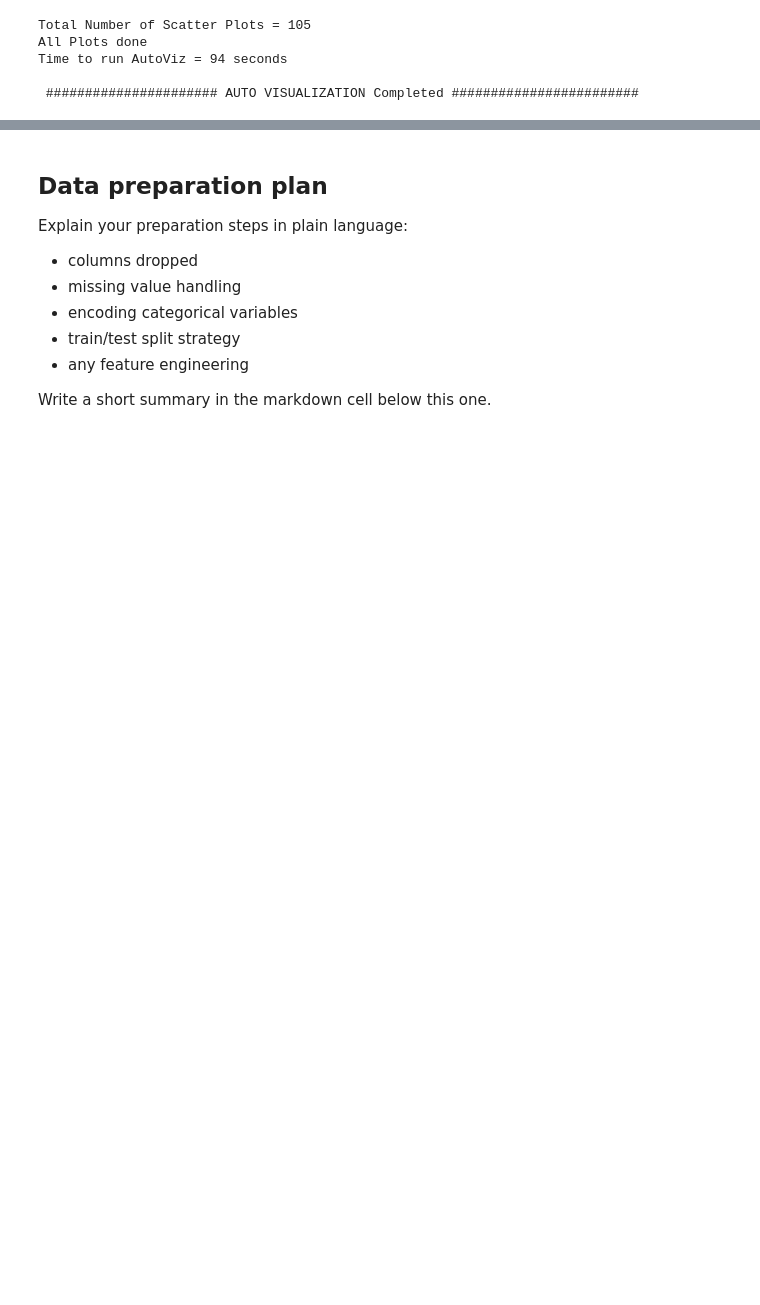
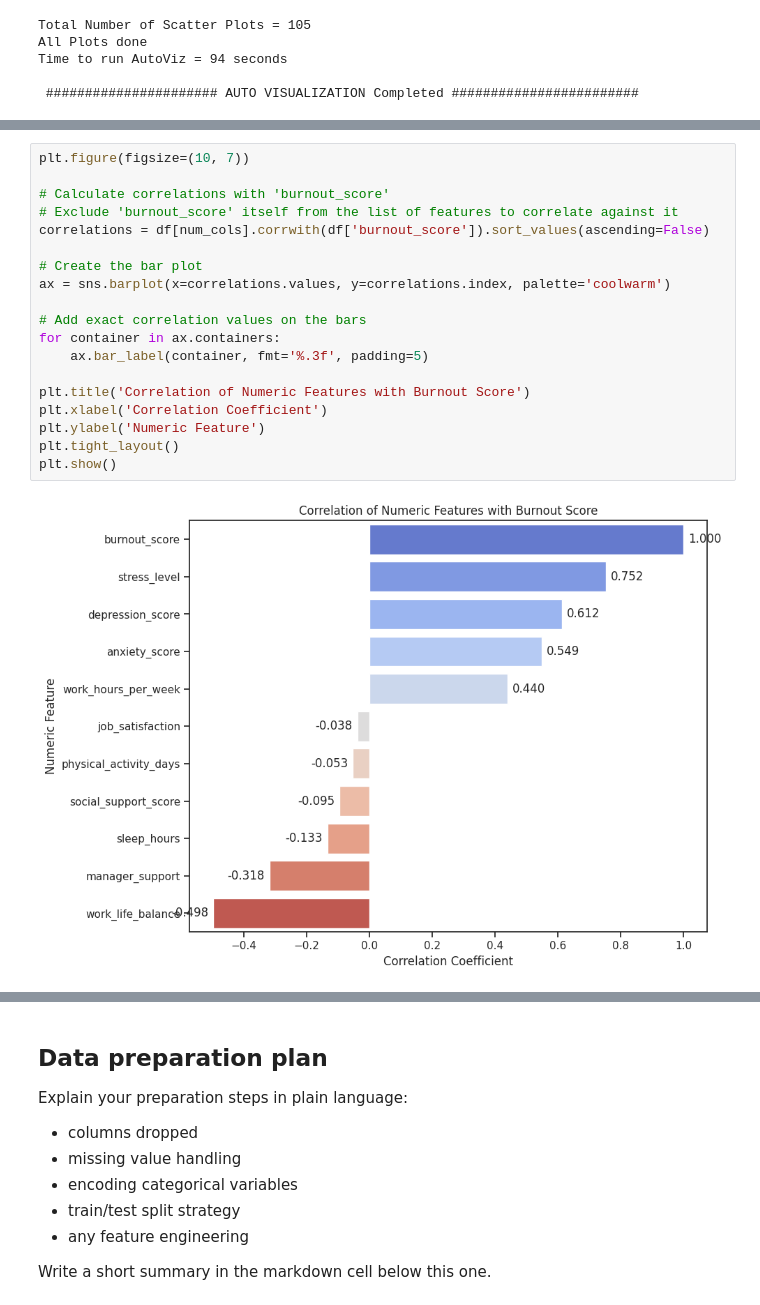
Before and after one commit to NinaHRO/CIS-3902-AI-and-ML, a Jupyter notebook: DataMining_Project_Template_Spring_2026_(1)_(2).ipynb, the cells around one changed output, grey strips where cells are left out. Cells and saved outputs as stored; diff of their text form; blank space fills up the shorter version.

```diff
--- a/DataMining_Project_Template_Spring_2026_(1)_(2).ipynb
+++ b/DataMining_Project_Template_Spring_2026_(1)_(2).ipynb
@@ -316,0 +313,21 @@ plt.show()
+# %%
+plt.figure(figsize=(10, 7))
+
+# Calculate correlations with 'burnout_score'
+# Exclude 'burnout_score' itself from the list of features to correlate against it
+correlations = df[num_cols].corrwith(df['burnout_score']).sort_values(ascending=False)
+
+# Create the bar plot
+ax = sns.barplot(x=correlations.values, y=correlations.index, palette='coolwarm')
+
+# Add exact correlation values on the bars
+for container in ax.containers:
+    ax.bar_label(container, fmt='%.3f', padding=5)
+
+plt.title('Correlation of Numeric Features with Burnout Score')
+plt.xlabel('Correlation Coefficient')
+plt.ylabel('Numeric Feature')
+plt.tight_layout()
+plt.show()
+# %% [output]
+[figure, added]
```
Also changed, not shown: parts of 7 cells of this notebook.
